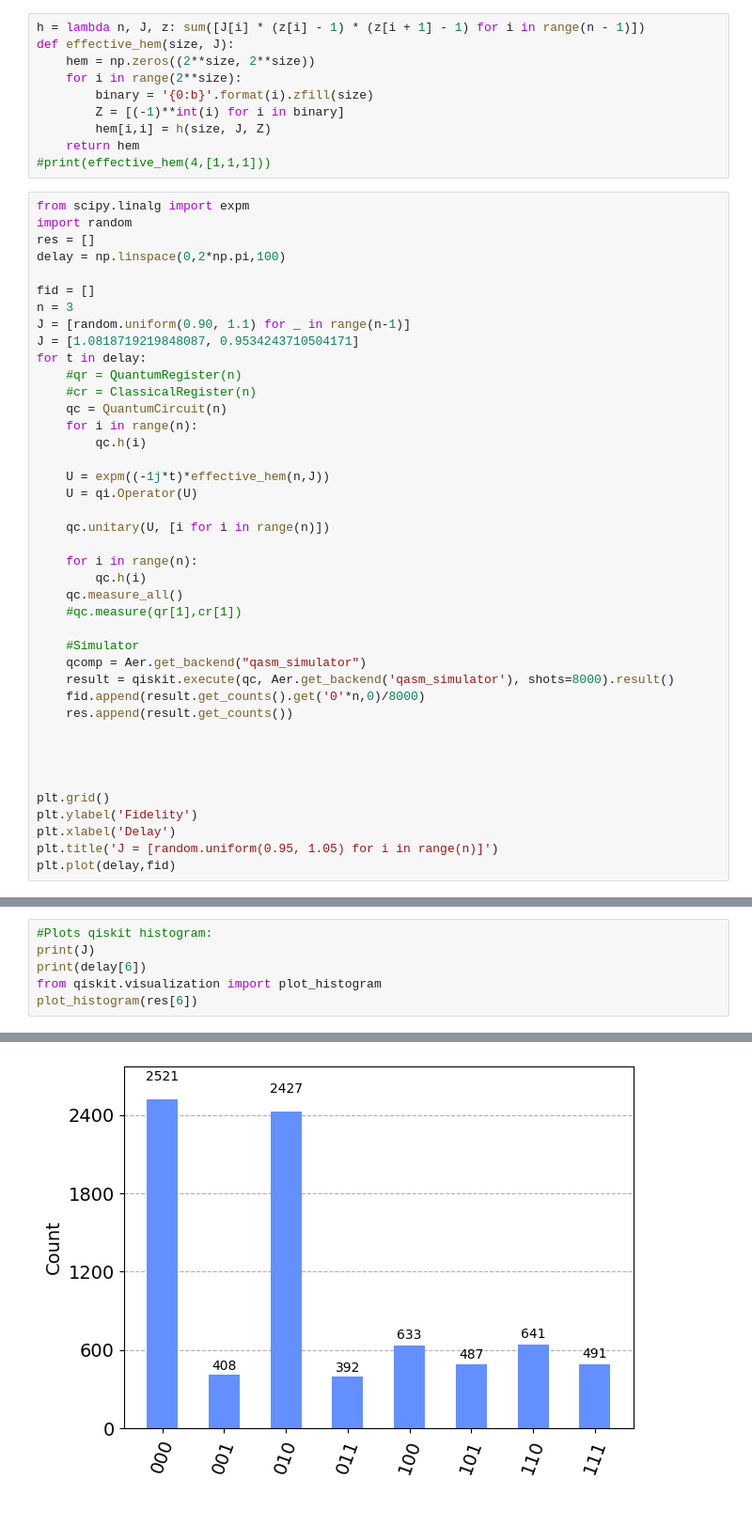
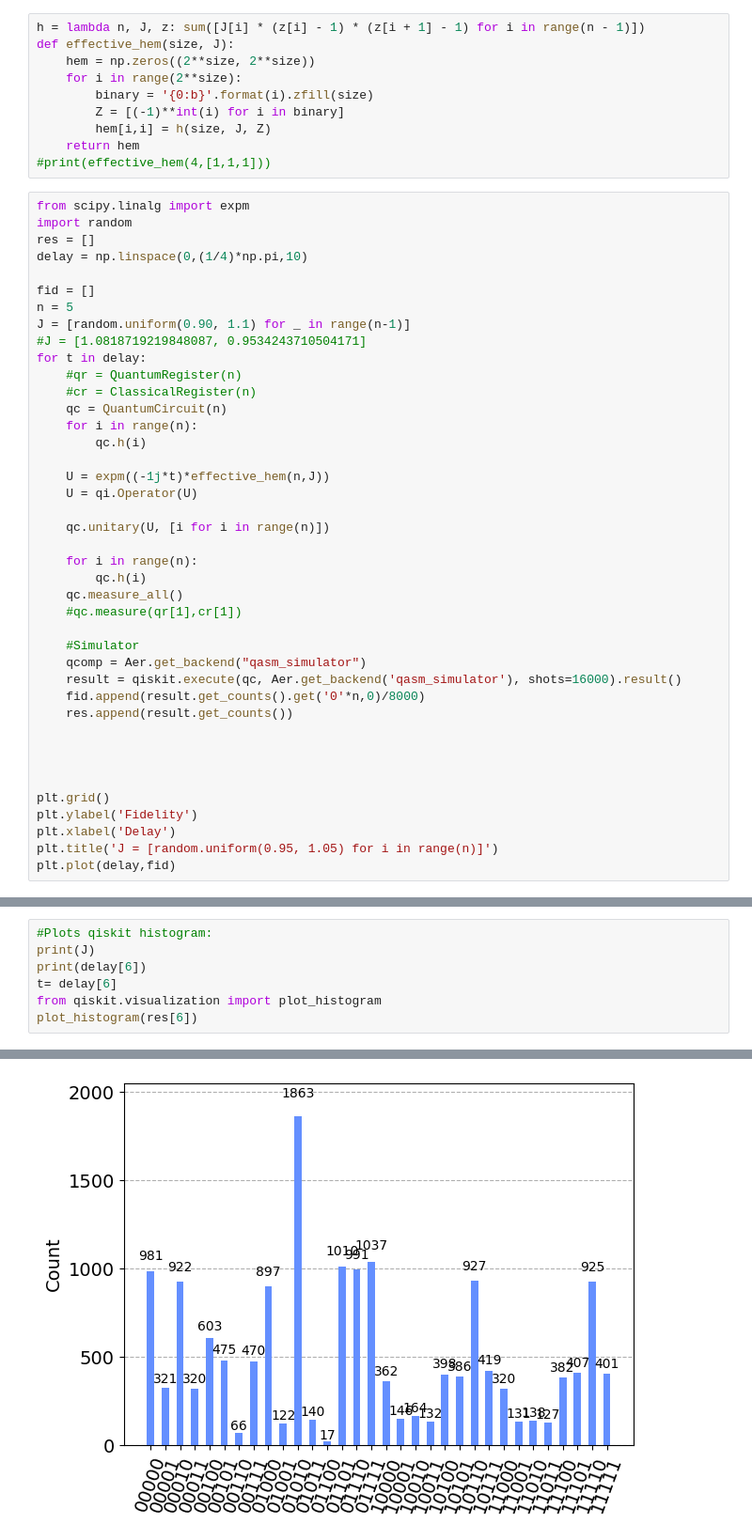
Before and after one commit to Davidkatom/Crosstalk, a Jupyter notebook: OscilationsManyQubits.ipynb, the cells around one changed output, grey strips where cells are left out. Shown at 94% size. Cells and saved outputs as stored; diff of their text form; blank space fills up the shorter version.

```diff
--- a/OscilationsManyQubits.ipynb
+++ b/OscilationsManyQubits.ipynb
@@ -32,12 +30,12 @@ def effective_hem(size, J):
 from scipy.linalg import expm
 import random
 res = []
-delay = np.linspace(0,2*np.pi,100)
+delay = np.linspace(0,(1/4)*np.pi,10)
 
 fid = []
-n = 3
+n = 5
 J = [random.uniform(0.90, 1.1) for _ in range(n-1)]
-J = [1.0818719219848087, 0.9534243710504171]
+#J = [1.0818719219848087, 0.9534243710504171]
 for t in delay:
     #qr = QuantumRegister(n)
     #cr = ClassicalRegister(n)
@@ -57,7 +55,7 @@ for t in delay:
 
     #Simulator
     qcomp = Aer.get_backend("qasm_simulator")
-    result = qiskit.execute(qc, Aer.get_backend('qasm_simulator'), shots=8000).result()
+    result = qiskit.execute(qc, Aer.get_backend('qasm_simulator'), shots=16000).result()
     fid.append(result.get_counts().get('0'*n,0)/8000)
     res.append(result.get_counts())
 
@@ -76,6 +74,7 @@ plt.plot(delay,fid)
 #Plots qiskit histogram:
 print(J)
 print(delay[6])
+t= delay[6]
 from qiskit.visualization import plot_histogram
 plot_histogram(res[6])
 # %% [output]
@@ -84 +83 @@ plot_histogram(res[6])
-[figure, old version]
+[figure, new version]
```
Also changed, not shown: parts of 7 cells of this notebook, 1 other file.
